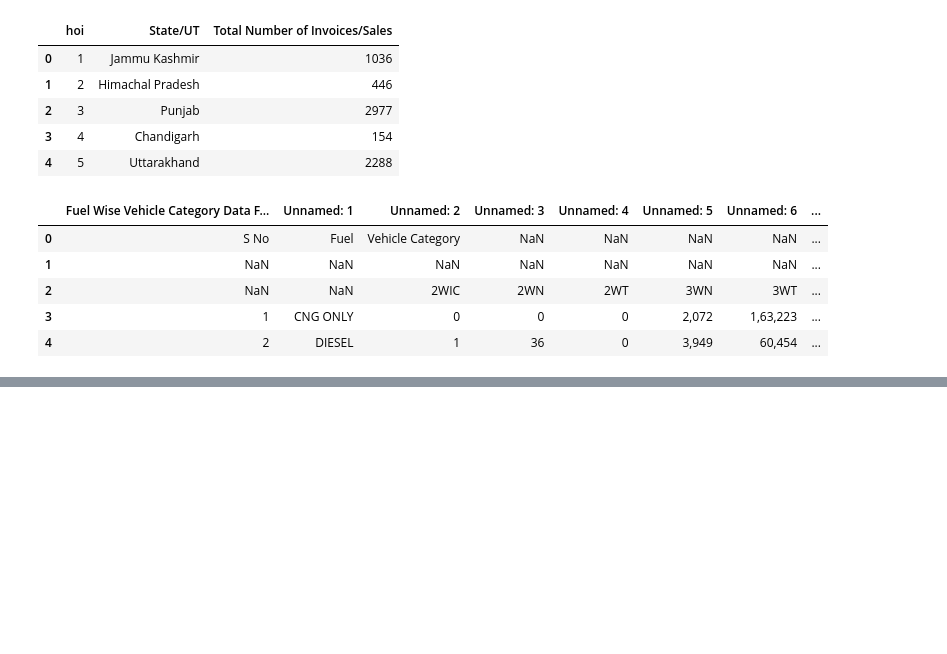
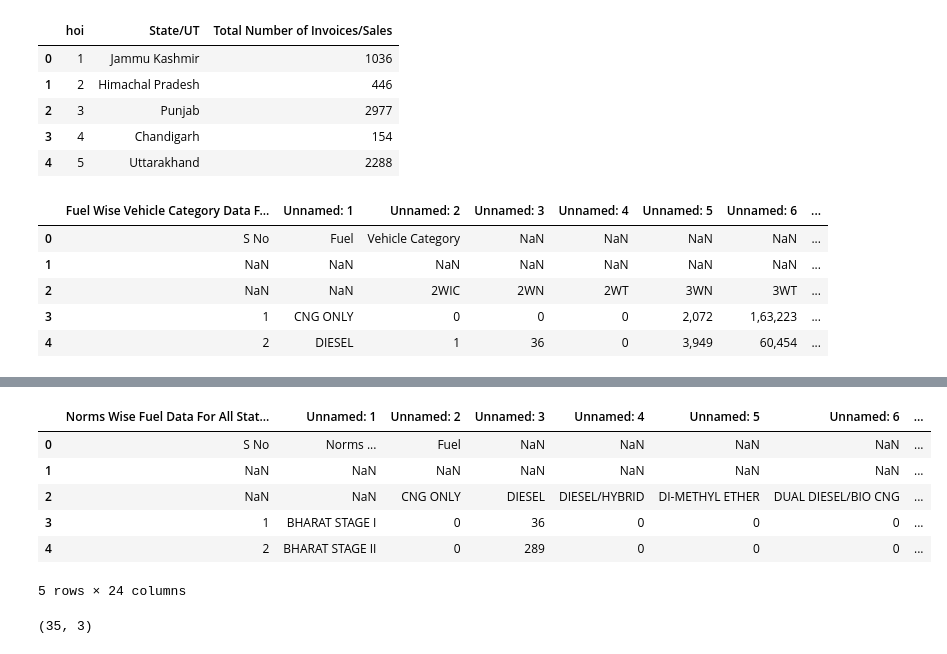
Before and after one commit to deepak03c/EV_Market_Segmentation, a Jupyter notebook: EV_Marketsegmentation.ipynb, the cells around one changed output, grey strips where cells are left out. Cells and saved outputs as stored; diff of their text form; code cells hidden in the pictures; blank space fills up the shorter version.

```diff
--- a/EV_Marketsegmentation.ipynb
+++ b/EV_Marketsegmentation.ipynb
@@ -46,0 +59,16 @@ data4.head()
+# %%
+data6.head()
+# %% [output]
+|  | Norms Wise Fuel Data For All Stat... | Unnamed: 1 | Unnamed: 2 | Unnamed: 3 | Unnamed: 4 | Unnamed: 5 | Unnamed: 6 | ... |
+| 0 | S No | Norms ... | Fuel | NaN | NaN | NaN | NaN | ... |
+| 1 | NaN | NaN | NaN | NaN | NaN | NaN | NaN | ... |
+| 2 | NaN | NaN | CNG ONLY | DIESEL | DIESEL/HYBRID | DI-METHYL ETHER | DUAL DIESEL/BIO CNG | ... |
+| 3 | 1 | BHARAT STAGE I | 0 | 36 | 0 | 0 | 0 | ... |
+| 4 | 2 | BHARAT STAGE II | 0 | 289 | 0 | 0 | 0 | ... |
+5 rows × 24 columns
+# %%
+data1.shape
+data2.shape
+data3.shape
+# %% [output]
+(35, 3)
```
Also changed, not shown: parts of 2 cells of this notebook.
